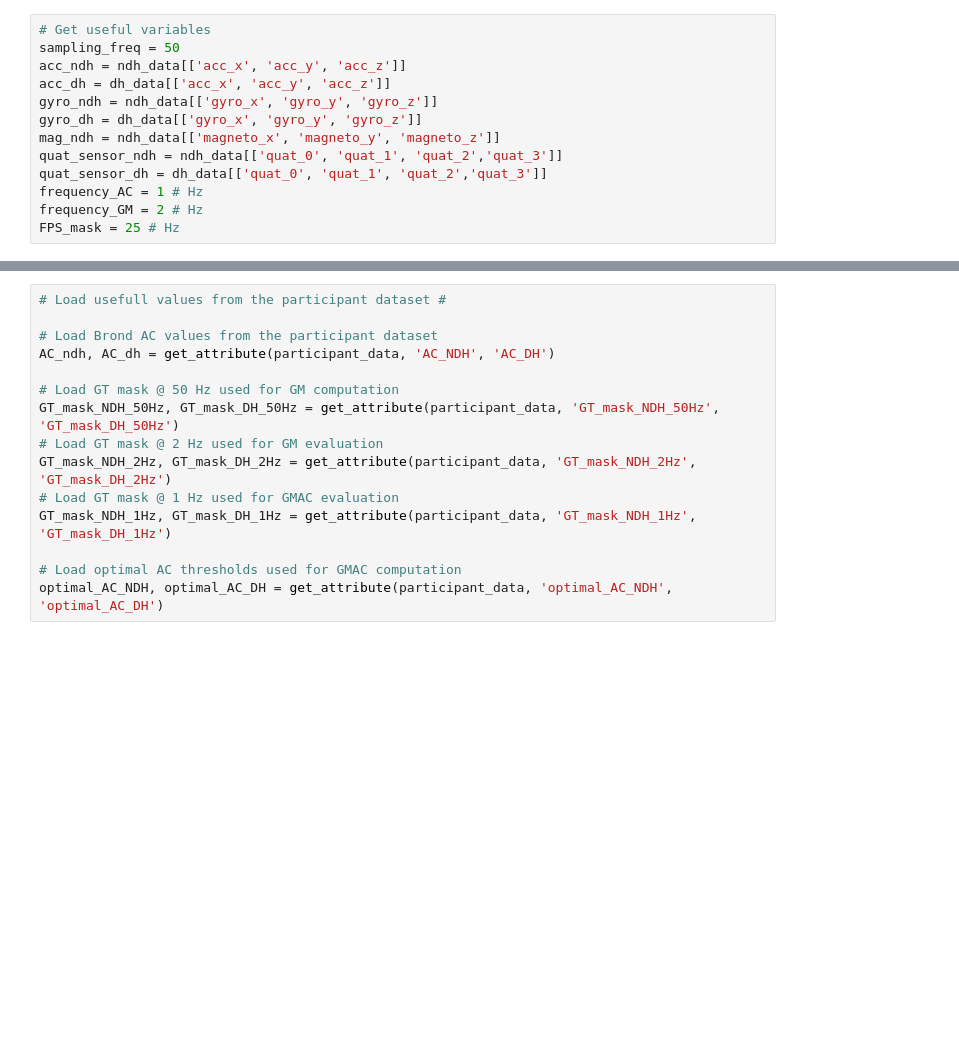
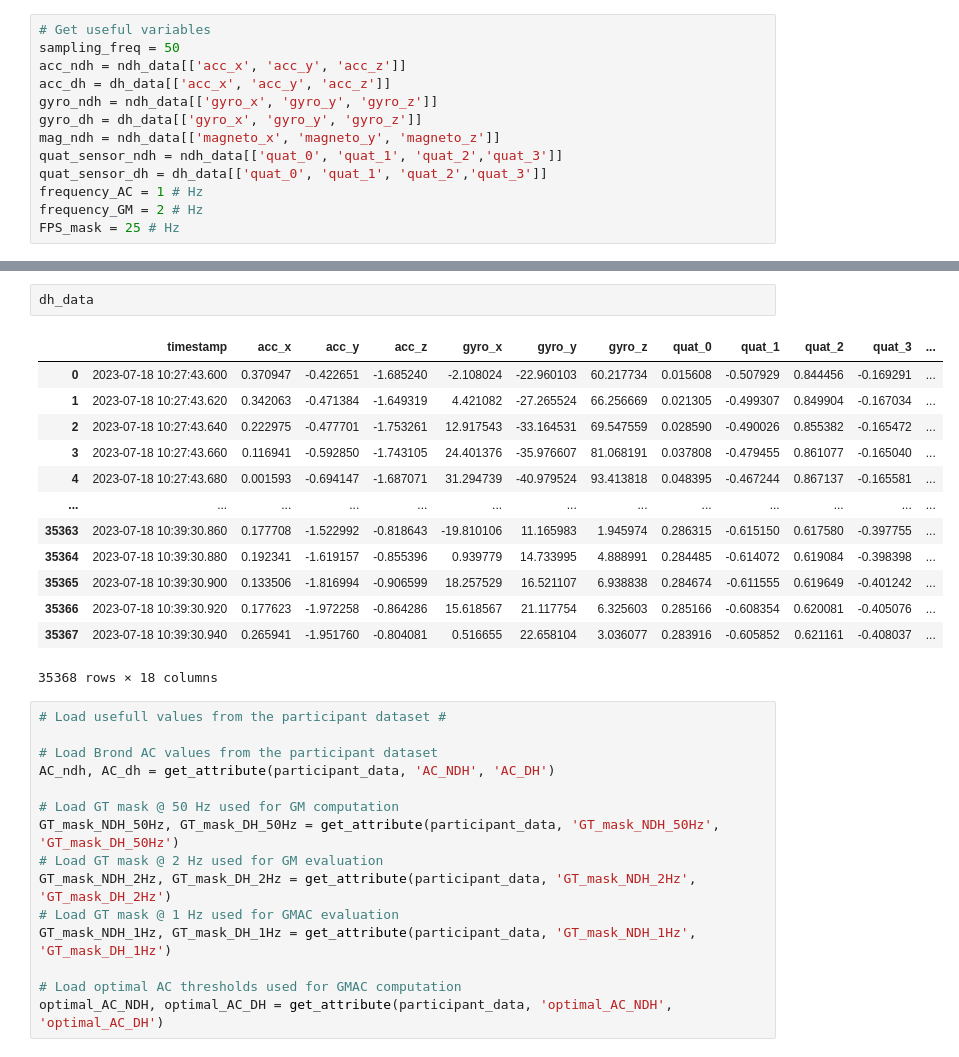
Before and after one commit to gloorli/ul-movement-tracking, a Jupyter notebook: individual_analysis_gm.ipynb, the cells around one changed output, grey strips where cells are left out. Cells and saved outputs as stored; diff of their text form; blank space fills up the shorter version.

```diff
--- a/individual_analysis_gm.ipynb
+++ b/individual_analysis_gm.ipynb
@@ -56,3 +68,19 @@ FPS_mask = 25 # Hz
+# %%
+dh_data
+# %% [output]
+|  | timestamp | acc_x | acc_y | acc_z | gyro_x | gyro_y | gyro_z | quat_0 | quat_1 | quat_2 | quat_3 | ... |
+| 0 | 2023-07-18 10:27:43.600 | 0.370947 | -0.422651 | -1.685240 | -2.108024 | -22.960103 | 60.217734 | 0.015608 | -0.507929 | 0.844456 | -0.169291 | ... |
+| 1 | 2023-07-18 10:27:43.620 | 0.342063 | -0.471384 | -1.649319 | 4.421082 | -27.265524 | 66.256669 | 0.021305 | -0.499307 | 0.849904 | -0.167034 | ... |
+| 2 | 2023-07-18 10:27:43.640 | 0.222975 | -0.477701 | -1.753261 | 12.917543 | -33.164531 | 69.547559 | 0.028590 | -0.490026 | 0.855382 | -0.165472 | ... |
+| 3 | 2023-07-18 10:27:43.660 | 0.116941 | -0.592850 | -1.743105 | 24.401376 | -35.976607 | 81.068191 | 0.037808 | -0.479455 | 0.861077 | -0.165040 | ... |
+| 4 | 2023-07-18 10:27:43.680 | 0.001593 | -0.694147 | -1.687071 | 31.294739 | -40.979524 | 93.413818 | 0.048395 | -0.467244 | 0.867137 | -0.165581 | ... |
+| ... | ... | ... | ... | ... | ... | ... | ... | ... | ... | ... | ... | ... |
+| 35363 | 2023-07-18 10:39:30.860 | 0.177708 | -1.522992 | -0.818643 | -19.810106 | 11.165983 | 1.945974 | 0.286315 | -0.615150 | 0.617580 | -0.397755 | ... |
+| 35364 | 2023-07-18 10:39:30.880 | 0.192341 | -1.619157 | -0.855396 | 0.939779 | 14.733995 | 4.888991 | 0.284485 | -0.614072 | 0.619084 | -0.398398 | ... |
+| 35365 | 2023-07-18 10:39:30.900 | 0.133506 | -1.816994 | -0.906599 | 18.257529 | 16.521107 | 6.938838 | 0.284674 | -0.611555 | 0.619649 | -0.401242 | ... |
+| 35366 | 2023-07-18 10:39:30.920 | 0.177623 | -1.972258 | -0.864286 | 15.618567 | 21.117754 | 6.325603 | 0.285166 | -0.608354 | 0.620081 | -0.405076 | ... |
+| 35367 | 2023-07-18 10:39:30.940 | 0.265941 | -1.951760 | -0.804081 | 0.516655 | 22.658104 | 3.036077 | 0.283916 | -0.605852 | 0.621161 | -0.408037 | ... |
+35368 rows × 18 columns
 # %%
 # Load usefull values from the participant dataset #
 
```
Also changed, not shown: parts of 10 cells of this notebook, 2 other files.
